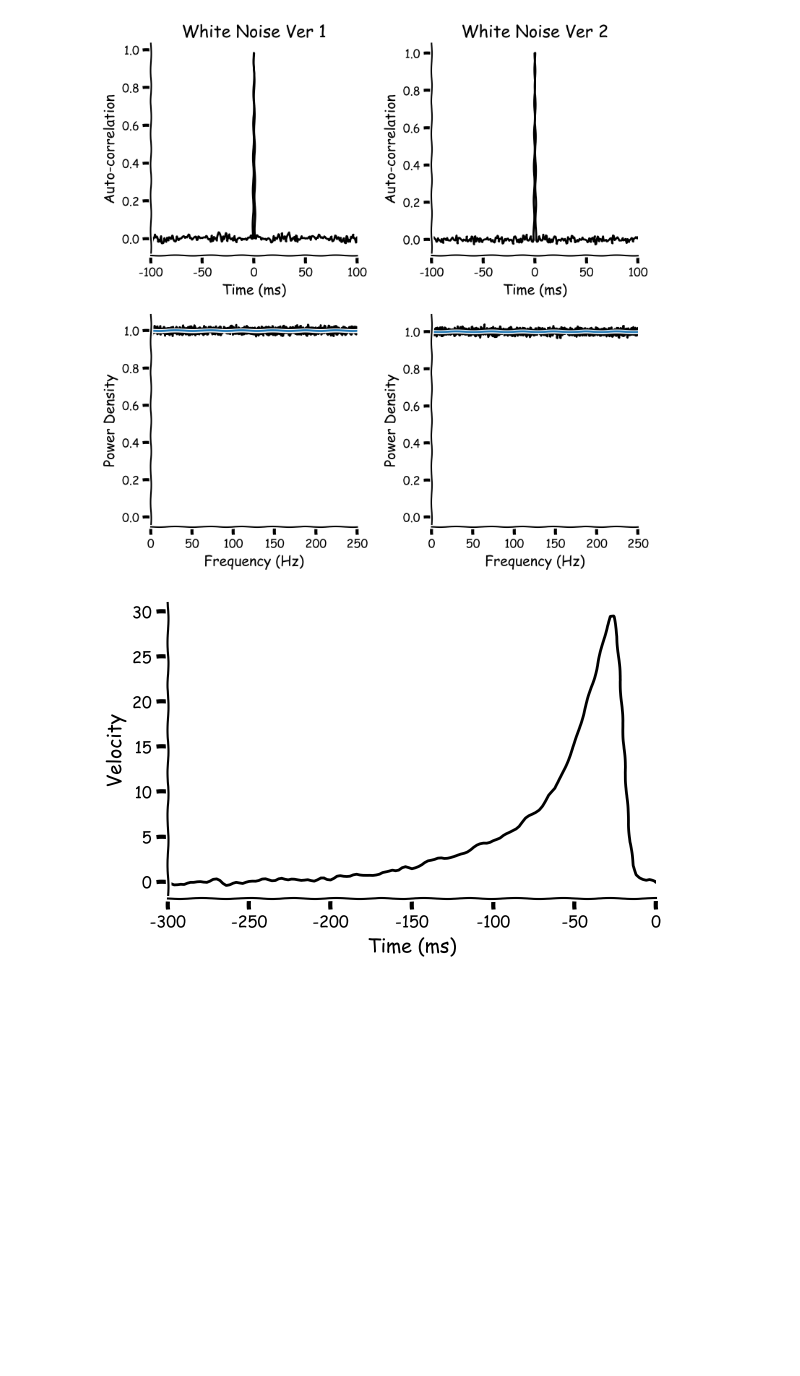
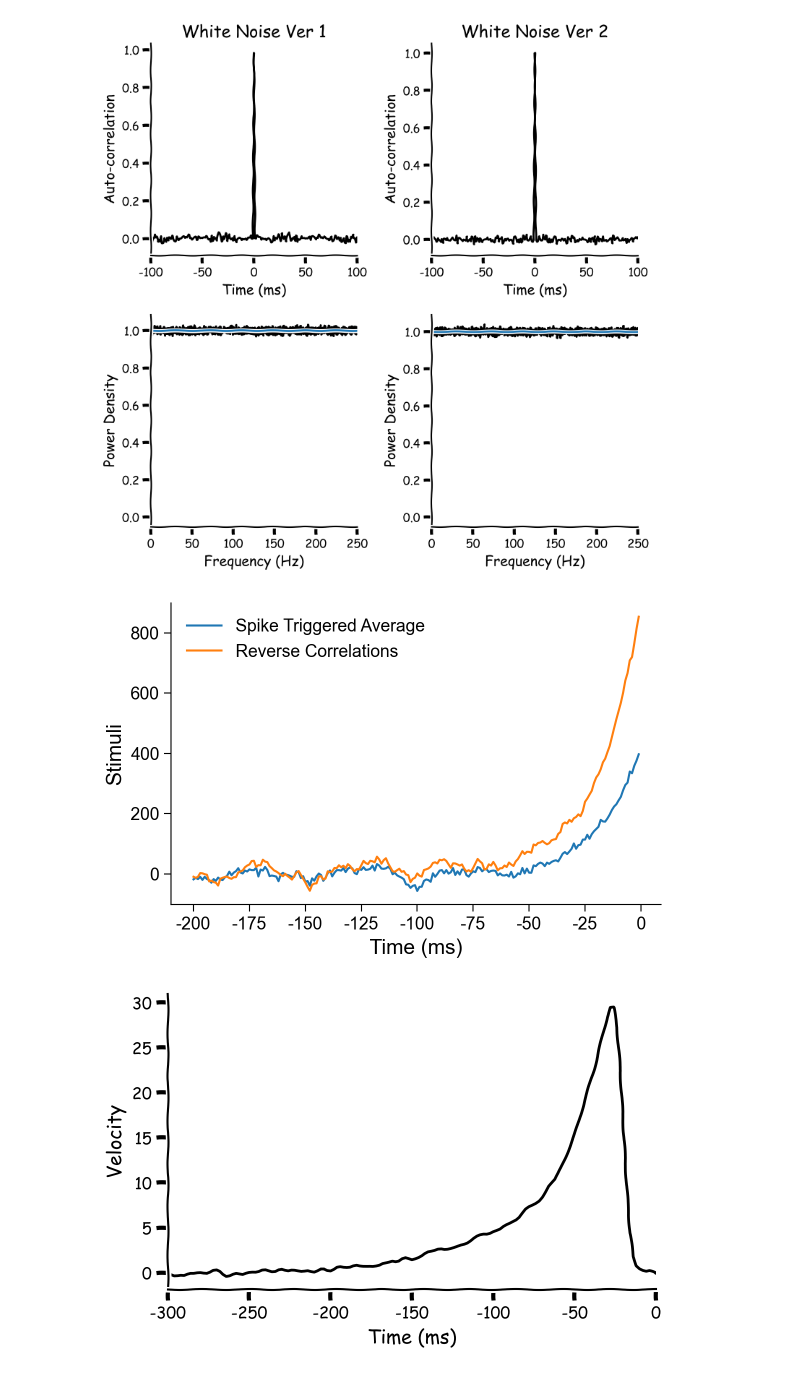
Before and after one commit to Yu-AngCheng/JC, a Jupyter notebook: Theoretical Neuroscience/Ch1.ipynb, the cells around one changed output. Cells and saved outputs as stored; diff of their text form; code cells hidden in the pictures; blank space fills up the shorter version.

```diff
--- a/Theoretical Neuroscience/Ch1.ipynb
+++ b/Theoretical Neuroscience/Ch1.ipynb
@@ -68,8 +68,8 @@ def plot_psd(f, psd):
   plt.xlabel("Frequency (Hz)")
   plt.ylabel("Power Density")
 
-def plot_spike_triggered_average(t, stim, color):
-  plt.plot(t, stim, color=color)
+def plot_spike_triggered_average(t, sta, color):
+  plt.plot(t, sta, color=color)
   plt.xlabel("Time (ms)")
   plt.ylabel("Velocity")
   plt.xlim([-300, 0])
@@ -79,6 +79,14 @@ def plot_CV_refractory(tau, CV):
   plt.xlabel("Refractory Constant (ms)")
   plt.ylabel("Coefficient of Variation")
   plt.ylim([0.5, 1.0])
+
+def plot_reverse_correlations(t, sta, qrs):
+  plt.plot(t, sta, label="Spike Triggered Average")
+  plt.plot(t, qrs, label="Reverse Correlations")
+  plt.xlabel("Time (ms)")
+  plt.ylabel("Stimuli")
+  plt.legend()
+  plt.show()
 # %%
 # Record Settings
 dt = 1  # 1ms
@@ -287,35 +295,39 @@ with plt.xkcd():
 # %% [output]
 [figure]
 # %%
-# dt = 1
-# T = 10000
-# t = np.arange(0, T, dt)
-# r0 = 2
-# tau = 20
-# width = 200
-# white_noise = rng.normal(loc=0,scale=1/np.sqrt(dt),size=len(t))
-# r = np.full(t.shape, np.nan)
-# r[0] = r0
-# for i in range(len(t)-1):
-#     deltar = dt/tau*(np.max(r0+white_noise[i],0)-r[i])
-#     r[i+1] = r[i] + deltar
-# Qrs = cyclic_corr(r, white_noise)/white_noise.size
-# # Qrs = np.flipud(np.correlate(white_noise, r, mode='full')[:,None])
-# p_spike = r*dt/1000
-# n_trains = 1000
-# white_noise = np.concatenate((np.zeros(width),white_noise),axis=0)
-# spike_triggered_average = []
-# for i_train in range(n_trains):
-#     spike_train = (rng.random(size=(len(t))) < p_spike).astype(np.uint8)
-#     spike_event = np.argwhere(spike_train).squeeze()
-#     spike_event = spike_event[spike_event>width]
-#     temp = []
-#     for i in spike_event:
-#         temp.append(white_noise[i-width:i])
-#     spike_triggered_average.append(np.array(temp).mean(axis=0))
-# spike_triggered_average = np.array(spike_triggered_average).mean(axis=0)
-# # plt.plot(spike_triggered_average);plt.show()
-# plt.plot(Qrs);plt.show()
+# Relationship between Spike triggered average and Reverse correlations
+dt = 1
+T = 10000
+t = np.arange(0, T, dt)
+r0 = 0
+tau = 20
+width = 200
+white_noise = rng.normal(loc=0,scale=1/np.sqrt(dt),size=len(t))
+r = np.full(t.shape, np.nan)
+r[0] = r0
+for i in range(len(t)-1):
+    deltar = dt/tau*(np.max(r0+white_noise[i],0)-r[i])
+    r[i+1] = r[i] + deltar
+p_spike = r*dt/1000
+n_trains = 100000
+spike_triggered_average = []
+N_count = []
+for i_train in range(n_trains):
+    spike_train = (rng.random(size=(len(t))) < p_spike).astype(np.uint8)
+    spike_event = np.argwhere(spike_train).squeeze()
+    spike_event = spike_event[spike_event>width]
+    N_count.append(np.size(spike_event))
+    if np.size(spike_event) <= 1:
+        continue
+    temp = []
+    for i in spike_event:
+        temp.append(white_noise[i-width:i])
+    spike_triggered_average.append(np.nanmean(np.array(temp),axis=0))
+spike_triggered_average = np.nanmean(np.array(spike_triggered_average),axis=0)*1000/dt
+Qrs = np.correlate(r, white_noise, mode='full')[T:T+width]/np.nanmean(np.array(N_count))
+plot_reverse_correlations(np.linspace(-dt*width, -dt, width), spike_triggered_average, np.flipud(Qrs))
+# %% [output]
+[figure, added]
 # %%
 c1p8 = loadmat("c1p8.mat")
 rho = c1p8['rho']
```
